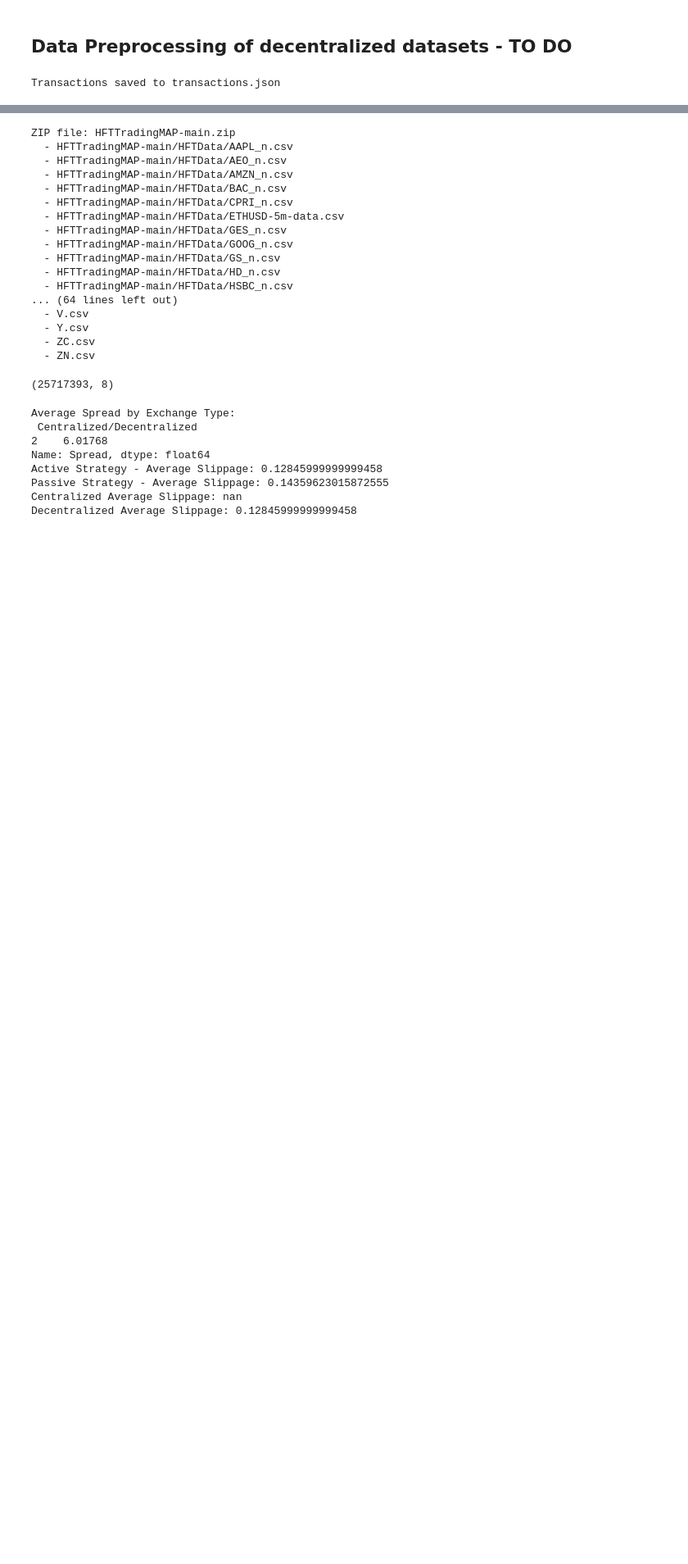
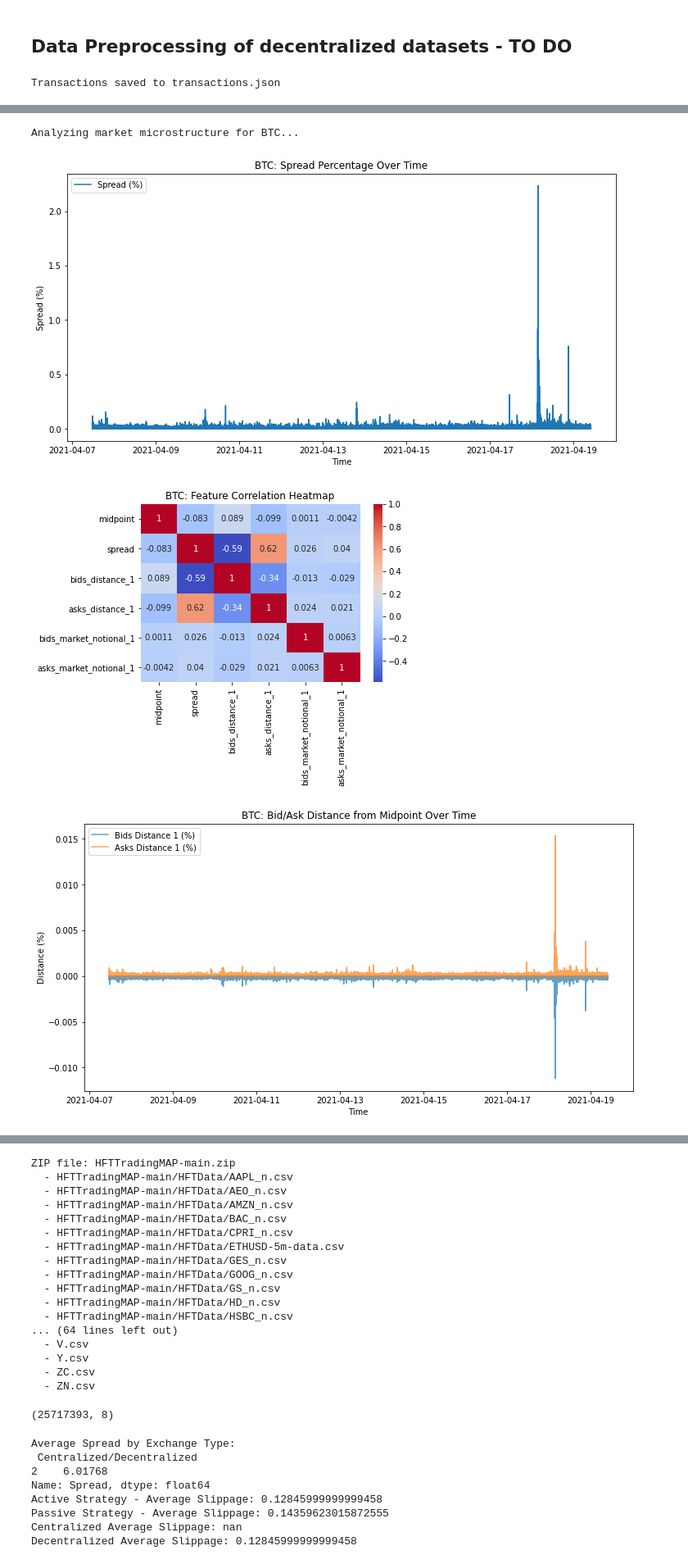
Before and after one commit to andreaonorato/Transaction-Cost-Analysis-in-High-Frequency-Trading, a Jupyter notebook: Data_Preprocessing.ipynb, the cells around one changed output, grey strips where cells are left out. Shown at 82% size. Saved outputs shown, nothing was run; the diff lists cells and outputs as text; code cells hidden in the pictures; blank space fills up the shorter version.

```diff
--- a/Data_Preprocessing.ipynb
+++ b/Data_Preprocessing.ipynb
@@ -246,0 +306,65 @@ TypeError: 'Timestamp' object is not subscriptable
+# %%
+import pandas as pd
+import matplotlib.pyplot as plt
+import seaborn as sns
+
+
+# Combine all dataframes for broader analysis
+crypto_dfs = {"BTC": btc_combined, "ETH": eth_combined, "ADA": ada_combined}
+
+# Define a function to analyze microstructure
+def analyze_market_microstructure(df, crypto_name):
+    print(f"Analyzing market microstructure for {crypto_name}...\n")
+
+    # Calculate spread percentage relative to the midpoint
+    df['spread_percentage'] = (df['spread'] / df['midpoint']) * 100
+
+    # Plot spread vs. time
+    plt.figure(figsize=(12, 6))
+    plt.plot(df['system_time'], df['spread_percentage'], label="Spread (%)")
+    plt.title(f"{crypto_name}: Spread Percentage Over Time")
+    plt.xlabel("Time")
+    plt.ylabel("Spread (%)")
+    plt.legend()
+    plt.show()
+
+    # Correlation heatmap for numerical features
+    corr_matrix = df[['midpoint', 'spread', 'bids_distance_1', 'asks_distance_1',
+                      'bids_market_notional_1', 'asks_market_notional_1']].corr()
+    sns.heatmap(corr_matrix, annot=True, cmap="coolwarm")
+    plt.title(f"{crypto_name}: Feature Correlation Heatmap")
+    plt.show()
+
+    # Bid/Ask distance dynamics
+    plt.figure(figsize=(12, 6))
+    plt.plot(df['system_time'], df['bids_distance_1'], label="Bids Distance 1 (%)", alpha=0.7)
+    plt.plot(df['system_time'], df['asks_distance_1'], label="Asks Distance 1 (%)", alpha=0.7)
+    plt.title(f"{crypto_name}: Bid/Ask Distance from Midpoint Over Time")
+    plt.xlabel("Time")
+    plt.ylabel("Distance (%)")
+    plt.legend()
+    plt.show()
+
+    # Analyze order flow volumes
+    plt.figure(figsize=(12, 6))
+    plt.plot(df['system_time'], df['bids_market_notional_1'], label="Bids Market Notional 1", alpha=0.7)
+    plt.plot(df['system_time'], df['asks_market_notional_1'], label="Asks Market Notional 1", alpha=0.7)
+    plt.title(f"{crypto_name}: Order Flow Volumes Over Time")
+    plt.xlabel("Time")
+    plt.ylabel("Notional Volume")
+    plt.legend()
+    plt.show()
+
+    print(f"--- Summary Statistics for {crypto_name} ---")
+    print(df[['midpoint', 'spread', 'spread_percentage', 'bids_distance_1',
+              'asks_distance_1', 'bids_market_notional_1', 'asks_market_notional_1']].describe())
+
+# Perform analysis for each cryptocurrency
+for crypto_name, df in crypto_dfs.items():
+    df['system_time'] = pd.to_datetime(df['system_time'])  # Ensure system_time is datetime
+    analyze_market_microstructure(df, crypto_name)
+# %% [output]
+Analyzing market microstructure for BTC...
+[figure, added]
+[figure, added]
+[figure, added]
```
Also changed, not shown: parts of 7 cells of this notebook.
